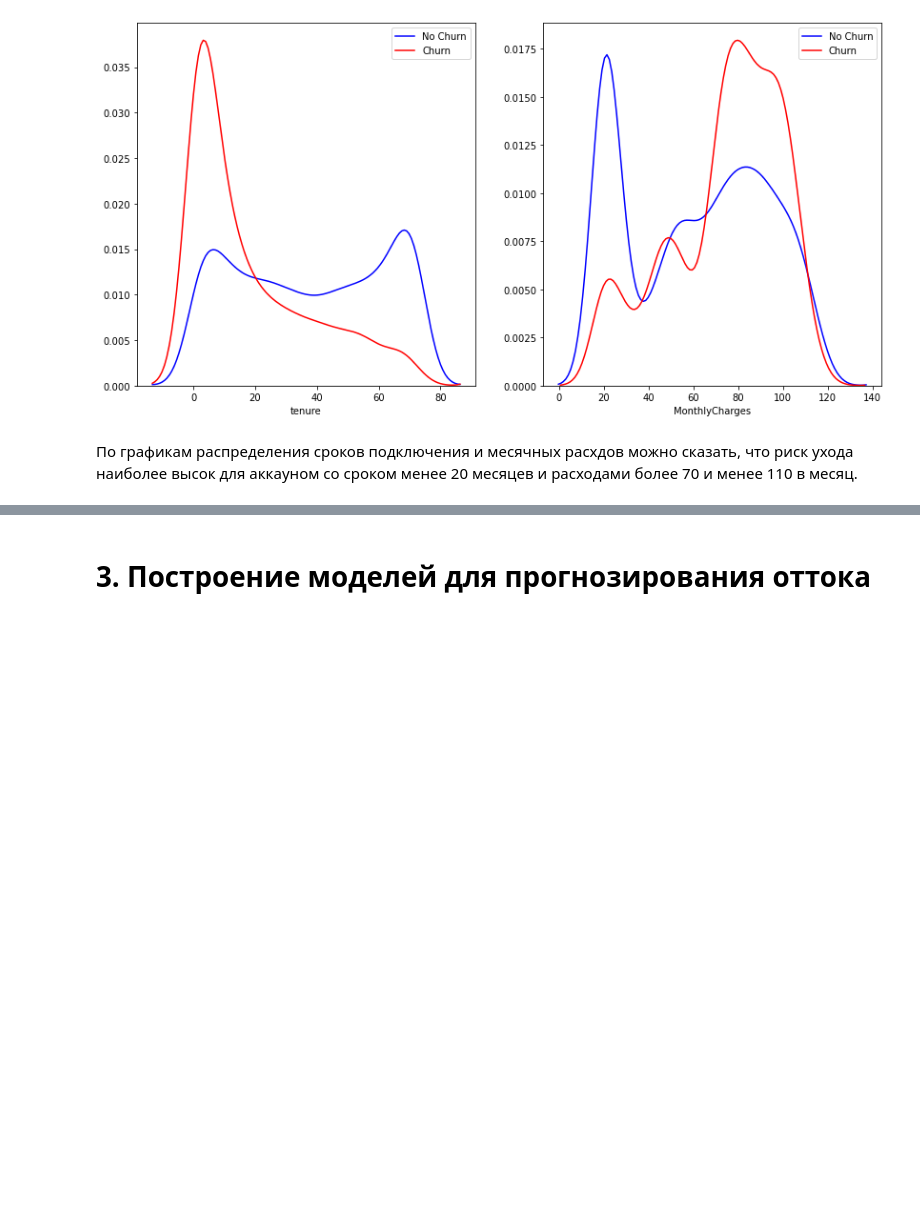
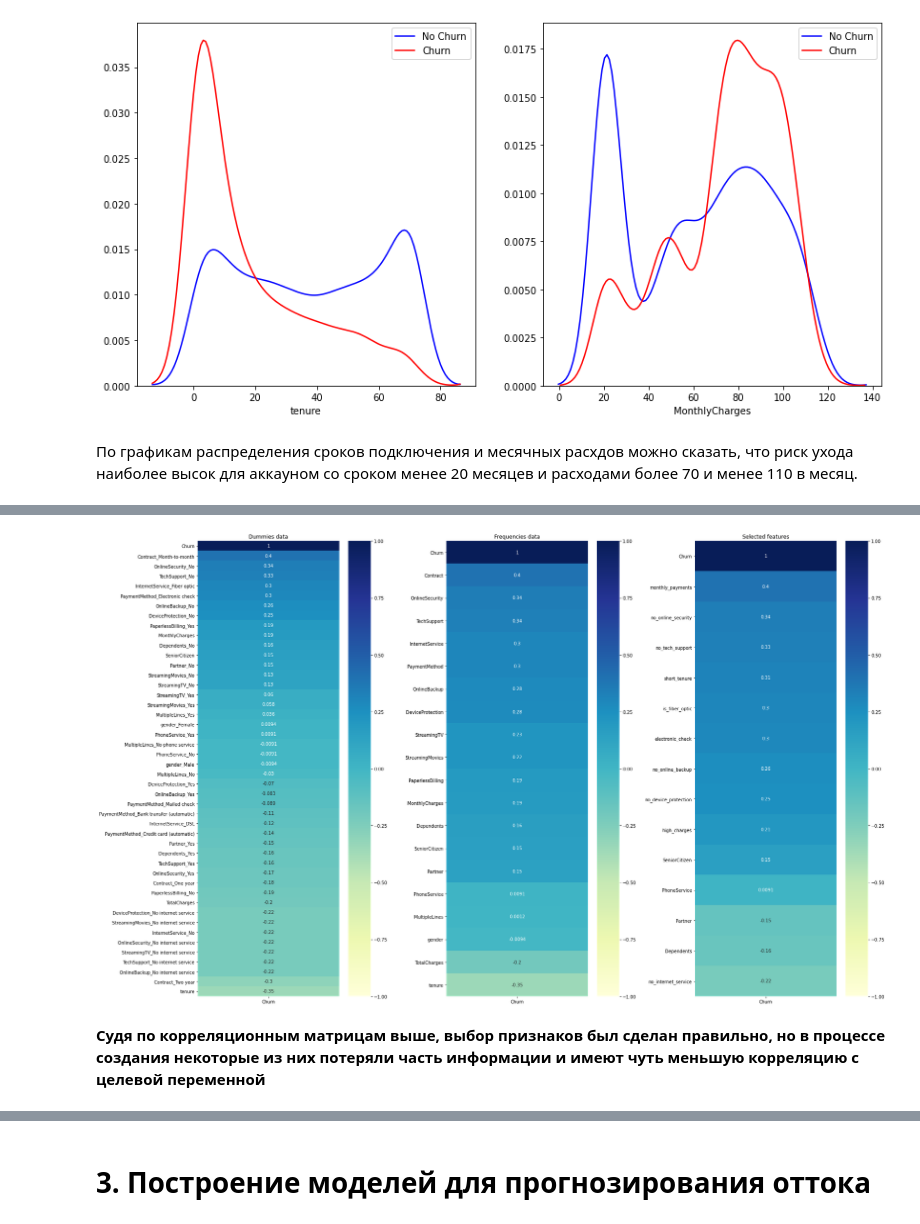
Before and after one commit to vegorovmsk/project_3_ml_beginner_level, a Jupyter notebook: Coursework_ML.ipynb, the cells around one changed output, grey strips where cells are left out. Saved outputs shown, nothing was run; the diff lists cells and outputs as text; code cells hidden in the pictures; blank space fills up the shorter version.

```diff
--- a/Coursework_ML.ipynb
+++ b/Coursework_ML.ipynb
@@ -260,13 +265,8 @@ plt.show()
 
 df['short_tenure'] = df['tenure'].apply(lambda x: 1 if x < 20  else 0)
 df['high_charges'] = df['MonthlyCharges'].apply(lambda x: 1 if x > 70 and x < 110 else 0)
-# %%
-# Преобразуем бинарную целевую переменную оттока к числовому виду
-
-df['Churn'] = df['Churn'].map({'Yes': 1, 'No': 0})
 # %%
 # Отберём признаки, влияющие на отток клиентов и создадим датасеты с признаками и целевой переменной
 features = ['SeniorCitizen', 'Partner', 'Dependents', 'PhoneService', 'is_fiber_optic', 'no_internet_service', 'no_online_security', 'no_online_backup',
             'no_device_protection', 'no_tech_support', 'monthly_payments', 'electronic_check', 'short_tenure', 'high_charges']
-X = df[features]
-y = df['Churn']
+X_selected = df[features + ['Churn']]
@@ -276,0 +273,6 @@ y2 = df['Churn']
+# %%
+# Создадим второй датасет, где категориальные признаки замененыны фиктивными переменными
+
+X_dummies = pd.get_dummies(data)
+
+X_dummies.head()
@@ -276,0 +286,11 @@ y2 = df['Churn']
+# %%
+# Создадим ещё одну копию датасета, в которой категориальные признаки заменим на их частоты
+
+X_freq = data.copy()
+
+categ_features = X_freq.select_dtypes(include=np.object).columns
+for column in categ_features:
+    encoding = X_freq.groupby(column).size()
+    encoding /= len(X_freq)
+    X_freq[column] = X_freq[column].map(encoding)
+X_freq.head()
@@ -276,0 +304,19 @@ y2 = df['Churn']
+# %%
+fig, ax = plt.subplots(1, 3, figsize=(25,15))
+fig.subplots_adjust(left=0.4)
+
+sns.heatmap(X_dummies.corr()[['Churn']].sort_values(by='Churn', ascending=False), vmin=-1, vmax=1, cmap='YlGnBu', annot=True, ax=ax[0])
+ax[0].set_title("Dummies data")
+
+sns.heatmap(X_freq.corr()[['Churn']].sort_values(by='Churn', ascending=False), vmin=-1, vmax=1, cmap='YlGnBu', annot=True, ax=ax[1])
+ax[1].set_title("Frequencies data")
+
+sns.heatmap(X_selected.corr()[['Churn']].sort_values(by='Churn', ascending=False), vmin=-1, vmax=1, cmap='YlGnBu', annot=True, ax=ax[2])
+ax[2].set_title("Selected features")
+
+plt.tight_layout()
+plt.show()
+# %% [output]
+[figure, added]
+# %% [markdown]
+**Судя по корреляционным матрицам выше, выбор признаков был сделан правильно, но в процессе создания некоторые из них потеряли часть информации и имеют чуть меньшую корреляцию с целевой переменной**
```
Also changed, not shown: parts of 50 cells of this notebook.
